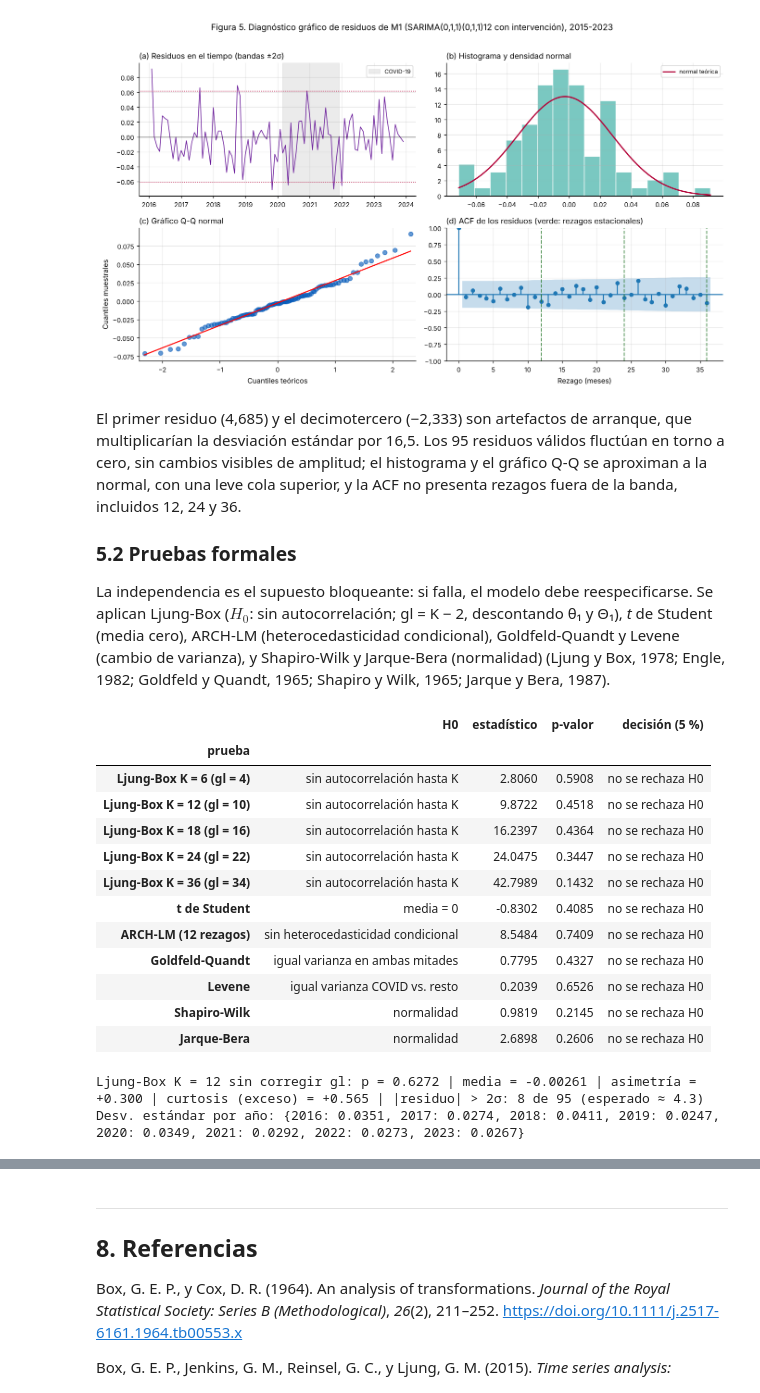
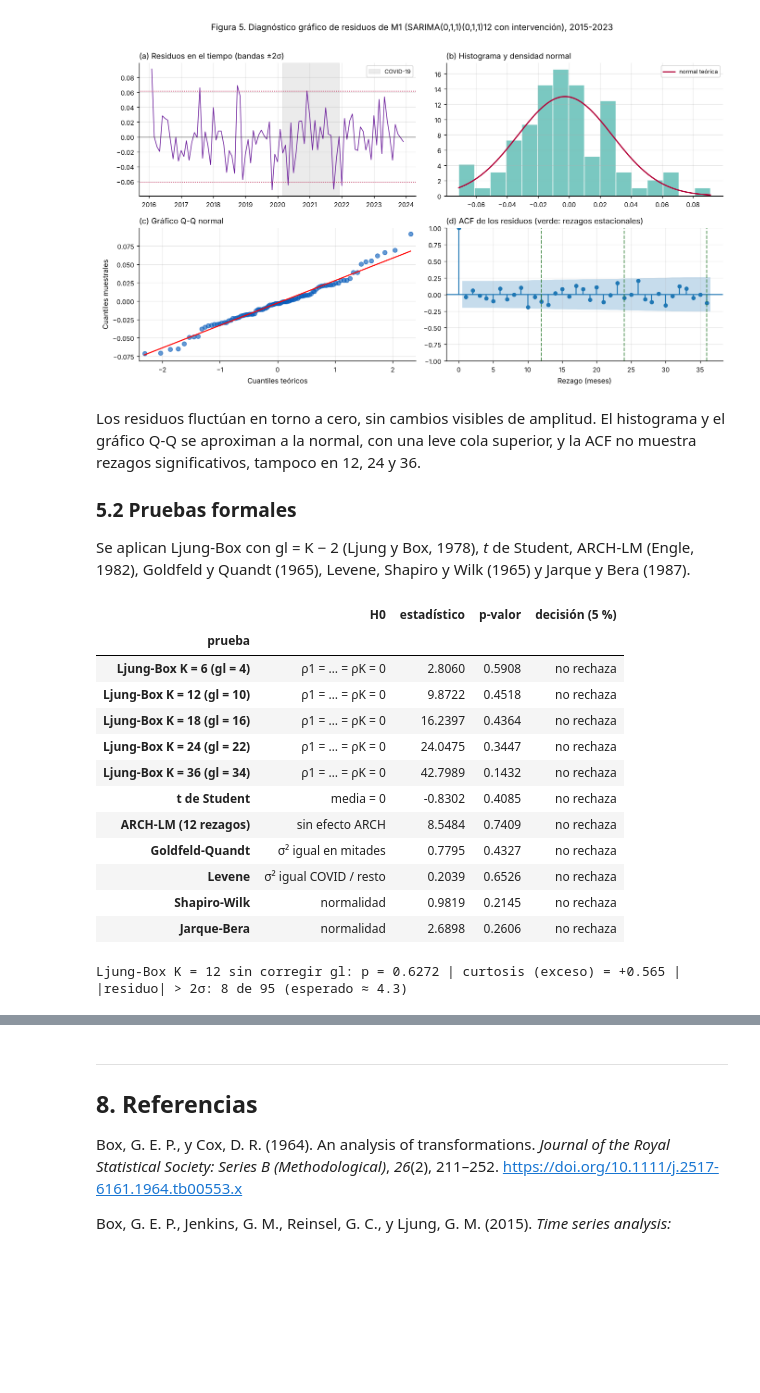
Before and after one commit to claudioalarconP/Analisis_de_serie_de_tiempo, a Jupyter notebook: notebooks/semana_2/F2/mcdi505_s2calarcon.ipynb, the cells around one changed output, grey strips where cells are left out. Drawn from its saved outputs; the diff is of its cells as text; code cells hidden in the pictures; blank space fills up the shorter version.

```diff
--- a/notebooks/semana_2/F2/mcdi505_s2calarcon.ipynb
+++ b/notebooks/semana_2/F2/mcdi505_s2calarcon.ipynb
@@ -369,9 +118,0 @@ Para contrastar las firmas del bloque regular, se ajustan AR(1), MA(1) y ARMA(1,
-# %%
-# --- AR(1), MA(1) y ARMA(1,1) ajustados DIRECTAMENTE sobre w_t ajustada (sin volver a diferenciar) ---
-filas = []
-for nombre, orden in [("AR(1)", (1, 0, 0)), ("MA(1)", (0, 0, 1)), ("ARMA(1,1)", (1, 0, 1))]:
-    f = SARIMAX(w_aj, order=orden, trend="n").fit(disp=False)
-    k = len(f.params) - 1
-    filas.append({"modelo": nombre, "coeficientes": ", ".join(f"{p} = {v:+.3f} (p = {pv:.3f})" for p, v, pv in
-                  zip(f.param_names[:k], f.params[:k], f.pvalues[:k])), "AIC": f.aic, "BIC": f.bic})
-display(pd.DataFrame(filas).set_index("modelo").round(2))
@@ -741,56 +565,46 @@ plt.tight_layout(); plt.show()
 # %% [output]
 [figure]
 # %% [markdown]
-El primer residuo (4,685) y el decimotercero (−2,333) son artefactos de arranque, que multiplicarían la desviación estándar por 16,5. Los 95 residuos válidos fluctúan en torno a cero, sin cambios visibles de amplitud; el histograma y el gráfico Q-Q se aproximan a la normal, con una leve cola superior, y la ACF no presenta rezagos fuera de la banda, incluidos 12, 24 y 36.
+Los residuos fluctúan en torno a cero, sin cambios visibles de amplitud. El histograma y el gráfico Q-Q se aproximan a la normal, con una leve cola superior, y la ACF no muestra rezagos significativos, tampoco en 12, 24 y 36.
 
 ### 5.2 Pruebas formales
 
-La independencia es el supuesto bloqueante: si falla, el modelo debe reespecificarse. Se aplican Ljung-Box ($H_0$: sin autocorrelación; gl = K − 2, descontando θ₁ y Θ₁), *t* de Student (media cero), ARCH-LM (heterocedasticidad condicional), Goldfeld-Quandt y Levene (cambio de varianza), y Shapiro-Wilk y Jarque-Bera (normalidad) (Ljung y Box, 1978; Engle, 1982; Goldfeld y Quandt, 1965; Shapiro y Wilk, 1965; Jarque y Bera, 1987).
+Se aplican Ljung-Box con gl = K − 2 (Ljung y Box, 1978), *t* de Student, ARCH-LM (Engle, 1982), Goldfeld y Quandt (1965), Levene, Shapiro y Wilk (1965) y Jarque y Bera (1987).
 # %%
 def bateria(res, m_arma, K=(6, 12, 18, 24, 36)):
-    """Pruebas formales sobre los residuos: devuelve un diccionario de resultados."""
+    """Ljung-Box, t de Student, ARCH-LM, Goldfeld-Quandt, Levene, Shapiro-Wilk y Jarque-Bera."""
     lb = acorr_ljungbox(res, lags=list(K), model_df=m_arma, return_df=True)
-    t, p_t = stats.ttest_1samp(res, 0.0)
-    arch_lm, arch_p = het_arch(res.to_numpy(), nlags=12)[:2]
-    gq_f, gq_p = het_goldfeldquandt(res.to_numpy(), np.ones((len(res), 1)), split=0.5, drop=0.1,
-                                    alternative="two-sided")[:2]
     en_covid = res.index.isin(meses_covid)
-    lev, p_lev = stats.levene(res[en_covid], res[~en_covid])
-    sw, p_sw = stats.shapiro(res)
-    jb, p_jb = stats.jarque_bera(res)[:2]
-    return {"lb": lb, "t": (t, p_t), "arch": (arch_lm, arch_p), "gq": (gq_f, gq_p), "levene": (lev, p_lev),
-            "sw": (sw, p_sw), "jb": (jb, p_jb), "asim": stats.skew(res), "curt": stats.kurtosis(res)}
-
+    return {"lb": lb, "t": (lambda r: (r.statistic, r.pvalue))(stats.ttest_1samp(res, 0.0)), "arch": het_arch(res.to_numpy(), nlags=12)[:2],
+            "gq": het_goldfeldquandt(res.to_numpy(), np.ones((len(res), 1)), split=0.5, drop=0.1, alternative="two-sided")[:2],
+            "levene": stats.levene(res[en_covid], res[~en_covid])[:2], "sw": stats.shapiro(res)[:2],
+            "jb": stats.jarque_bera(res)[:2], "curt": stats.kurtosis(res)}
 
 b = bateria(res, m_arma)
-filas = [(f"Ljung-Box K = {K} (gl = {K - m_arma})", "sin autocorrelación hasta K", r.lb_stat, r.lb_pvalue)
+filas = [(f"Ljung-Box K = {K} (gl = {K - m_arma})", "ρ1 = … = ρK = 0", r.lb_stat, r.lb_pvalue)
          for K, r in b["lb"].iterrows()]
-filas += [("t de Student", "media = 0", *b["t"]),
-          ("ARCH-LM (12 rezagos)", "sin heterocedasticidad condicional", *b["arch"]),
-          ("Goldfeld-Quandt", "igual varianza en ambas mitades", *b["gq"]),
-          ("Levene", "igual varianza COVID vs. resto", *b["levene"]),
+filas += [("t de Student", "media = 0", *b["t"]), ("ARCH-LM (12 rezagos)", "sin efecto ARCH", *b["arch"]),
+          ("Goldfeld-Quandt", "σ² igual en mitades", *b["gq"]),
+          ("Levene", "σ² igual COVID / resto", *b["levene"]),
           ("Shapiro-Wilk", "normalidad", *b["sw"]), ("Jarque-Bera", "normalidad", *b["jb"])]
 pruebas = pd.DataFrame(filas, columns=["prueba", "H0", "estadístico", "p-valor"]).set_index("prueba")
-pruebas["decisión (5 %)"] = np.where(pruebas["p-valor"] > 0.05, "no se rechaza H0", "SE RECHAZA H0")
+pruebas["decisión (5 %)"] = np.where(pruebas["p-valor"] > 0.05, "no rechaza", "RECHAZA")
 display(pruebas.round(4))
 lb_mal = acorr_ljungbox(res, lags=[12], model_df=0, return_df=True)["lb_pvalue"].iloc[0]
-print(f"Ljung-Box K = 12 sin corregir gl: p = {lb_mal:.4f} | media = {res.mean():+.5f} | asimetría = {b['asim']:+.3f} | "
-      f"curtosis (exceso) = {b['curt']:+.3f} | |residuo| > 2σ: {int((res.abs() > 2 * res.std()).sum())} de {len(res)} "
-      f"(esperado ≈ {0.0455 * len(res):.1f})")
-print("Desv. estándar por año:", res.groupby(res.index.year).std().round(4).to_dict())
+print(f"Ljung-Box K = 12 sin corregir gl: p = {lb_mal:.4f} | curtosis (exceso) = {b['curt']:+.3f} | "
+      f"|residuo| > 2σ: {int((res.abs() > 2 * res.std()).sum())} de {len(res)} (esperado ≈ {0.0455 * len(res):.1f})")
 # %% [output]
 |  | H0 | estadístico | p-valor | decisión (5 %) |
 | prueba |  |  |  |  |
-| Ljung-Box K = 6 (gl = 4) | sin autocorrelación hasta K | 2.8060 | 0.5908 | no se rechaza H0 |
-| Ljung-Box K = 12 (gl = 10) | sin autocorrelación hasta K | 9.8722 | 0.4518 | no se rechaza H0 |
-| Ljung-Box K = 18 (gl = 16) | sin autocorrelación hasta K | 16.2397 | 0.4364 | no se rechaza H0 |
-| Ljung-Box K = 24 (gl = 22) | sin autocorrelación hasta K | 24.0475 | 0.3447 | no se rechaza H0 |
-| Ljung-Box K = 36 (gl = 34) | sin autocorrelación hasta K | 42.7989 | 0.1432 | no se rechaza H0 |
-| t de Student | media = 0 | -0.8302 | 0.4085 | no se rechaza H0 |
-| ARCH-LM (12 rezagos) | sin heterocedasticidad condicional | 8.5484 | 0.7409 | no se rechaza H0 |
-| Goldfeld-Quandt | igual varianza en ambas mitades | 0.7795 | 0.4327 | no se rechaza H0 |
-| Levene | igual varianza COVID vs. resto | 0.2039 | 0.6526 | no se rechaza H0 |
-| Shapiro-Wilk | normalidad | 0.9819 | 0.2145 | no se rechaza H0 |
-| Jarque-Bera | normalidad | 2.6898 | 0.2606 | no se rechaza H0 |
+| Ljung-Box K = 6 (gl = 4) | ρ1 = … = ρK = 0 | 2.8060 | 0.5908 | no rechaza |
+| Ljung-Box K = 12 (gl = 10) | ρ1 = … = ρK = 0 | 9.8722 | 0.4518 | no rechaza |
+| Ljung-Box K = 18 (gl = 16) | ρ1 = … = ρK = 0 | 16.2397 | 0.4364 | no rechaza |
+| Ljung-Box K = 24 (gl = 22) | ρ1 = … = ρK = 0 | 24.0475 | 0.3447 | no rechaza |
+| Ljung-Box K = 36 (gl = 34) | ρ1 = … = ρK = 0 | 42.7989 | 0.1432 | no rechaza |
+| t de Student | media = 0 | -0.8302 | 0.4085 | no rechaza |
+| ARCH-LM (12 rezagos) | sin efecto ARCH | 8.5484 | 0.7409 | no rechaza |
+| Goldfeld-Quandt | σ² igual en mitades | 0.7795 | 0.4327 | no rechaza |
+| Levene | σ² igual COVID / resto | 0.2039 | 0.6526 | no rechaza |
+| Shapiro-Wilk | normalidad | 0.9819 | 0.2145 | no rechaza |
+| Jarque-Bera | normalidad | 2.6898 | 0.2606 | no rechaza |
-Ljung-Box K = 12 sin corregir gl: p = 0.6272 | media = -0.00261 | asimetría = +0.300 | curtosis (exceso) = +0.565 | |residuo| > 2σ: 8 de 95 (esperado ≈ 4.3)
-Desv. estándar por año: {2016: 0.0351, 2017: 0.0274, 2018: 0.0411, 2019: 0.0247, 2020: 0.0349, 2021: 0.0292, 2022: 0.0273, 2023: 0.0267}
+Ljung-Box K = 12 sin corregir gl: p = 0.6272 | curtosis (exceso) = +0.565 | |residuo| > 2σ: 8 de 95 (esperado ≈ 4.3)
```
Also changed, not shown: parts of 57 cells of this notebook.
